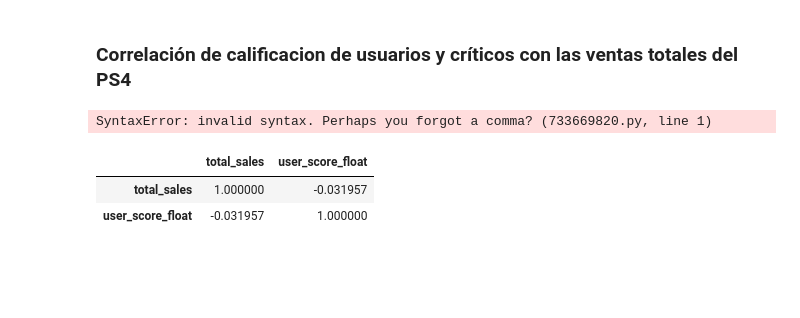
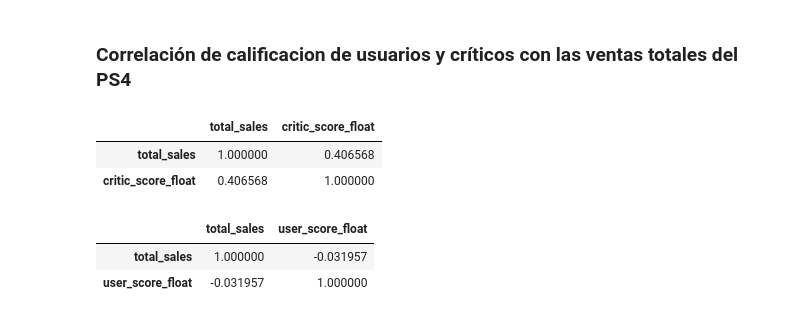
Before and after one commit to enzolozag/videogames_ttp, a Jupyter notebook: notebooks/videogames.ipynb, the cells around one changed output. Drawn from its saved outputs; the diff is of its cells as text; code cells hidden in the pictures; blank space fills up the shorter version.

```diff
--- a/notebooks/videogames.ipynb
+++ b/notebooks/videogames.ipynb
@@ -661,7 +614,9 @@ plt.show()
 # %% [markdown]
 ### Correlación de calificacion de usuarios y críticos con las ventas totales del PS4
 # %%
-games.query('platform == 'PS4'')[['total_sales','critic_score_float']].corr()
+games[games['platform'] == 'PS4'][['total_sales','critic_score_float']].corr()
 # %% [output]
-SyntaxError: invalid syntax. Perhaps you forgot a comma? (733669820.py, line 1)
+|  | total_sales | critic_score_float |
+| total_sales | 1.000000 | 0.406568 |
+| critic_score_float | 0.406568 | 1.000000 |
 # %%
```
Also changed, not shown: parts of 29 cells of this notebook.
